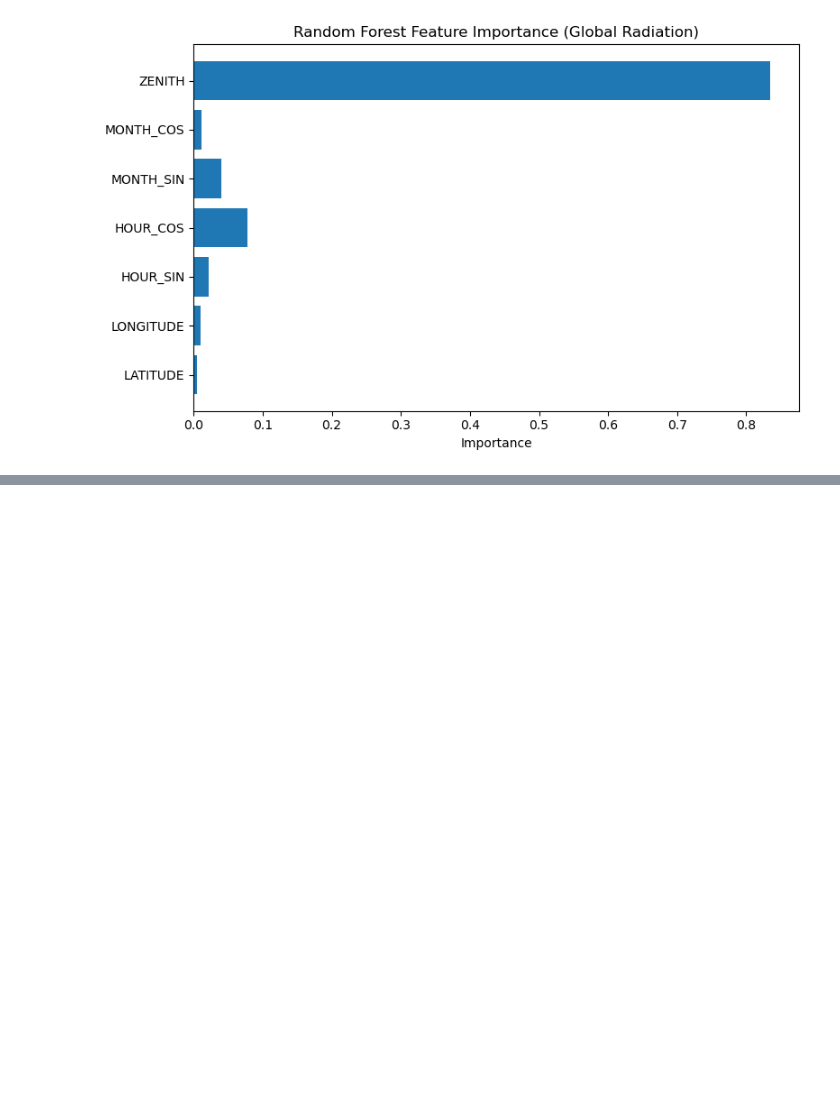
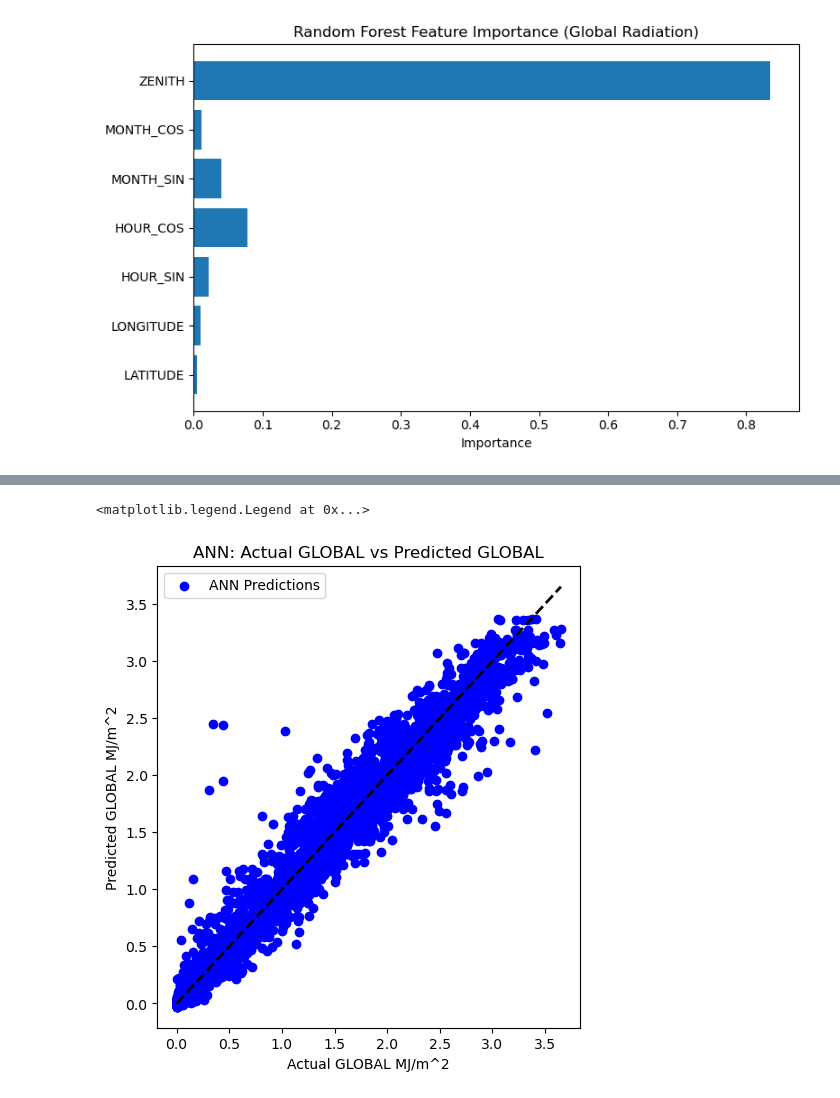
Before and after one commit to katyayani03/Solar-Radiation-Predictor, a Jupyter notebook: modelling.ipynb, the cells around one changed output, grey strips where cells are left out. Cells and saved outputs as stored; diff of their text form; code cells hidden in the pictures; blank space fills up the shorter version.

```diff
--- a/modelling.ipynb
+++ b/modelling.ipynb
@@ -199,0 +273,16 @@ plt.show()
+# %%
+global_actual = y_test['GLOBAL MJ/m^2'].values  # Convert y_test to numpy array if it's a DataFrame
+global_pred = ann_pred[:, 0]  # Assuming first column of predictions is Global Radiation
+
+plt.figure(figsize=(12, 6))
+plt.subplot(1, 2, 1)
+plt.scatter(global_actual, global_pred, color='blue', label='ANN Predictions')
+plt.plot([y_test['GLOBAL MJ/m^2'].min(), y_test['GLOBAL MJ/m^2'].max()],
+         [y_test['GLOBAL MJ/m^2'].min(), y_test['GLOBAL MJ/m^2'].max()], 'k--', lw=2)
+plt.title('ANN: Actual GLOBAL vs Predicted GLOBAL')
+plt.xlabel('Actual GLOBAL MJ/m^2')
+plt.ylabel('Predicted GLOBAL MJ/m^2')
+plt.legend()
+# %% [output]
+<matplotlib.legend.Legend at 0x...>
+[figure, added]
```
Also changed, not shown: parts of 4 cells of this notebook.
